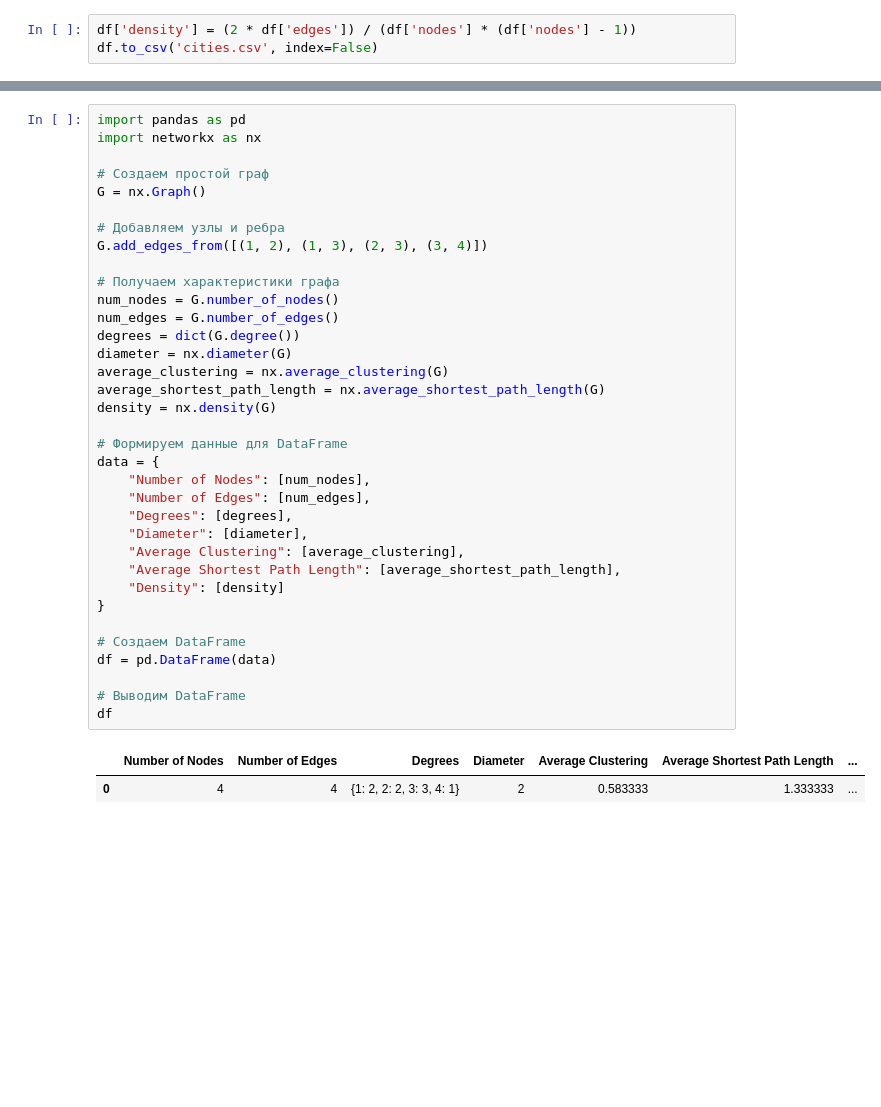
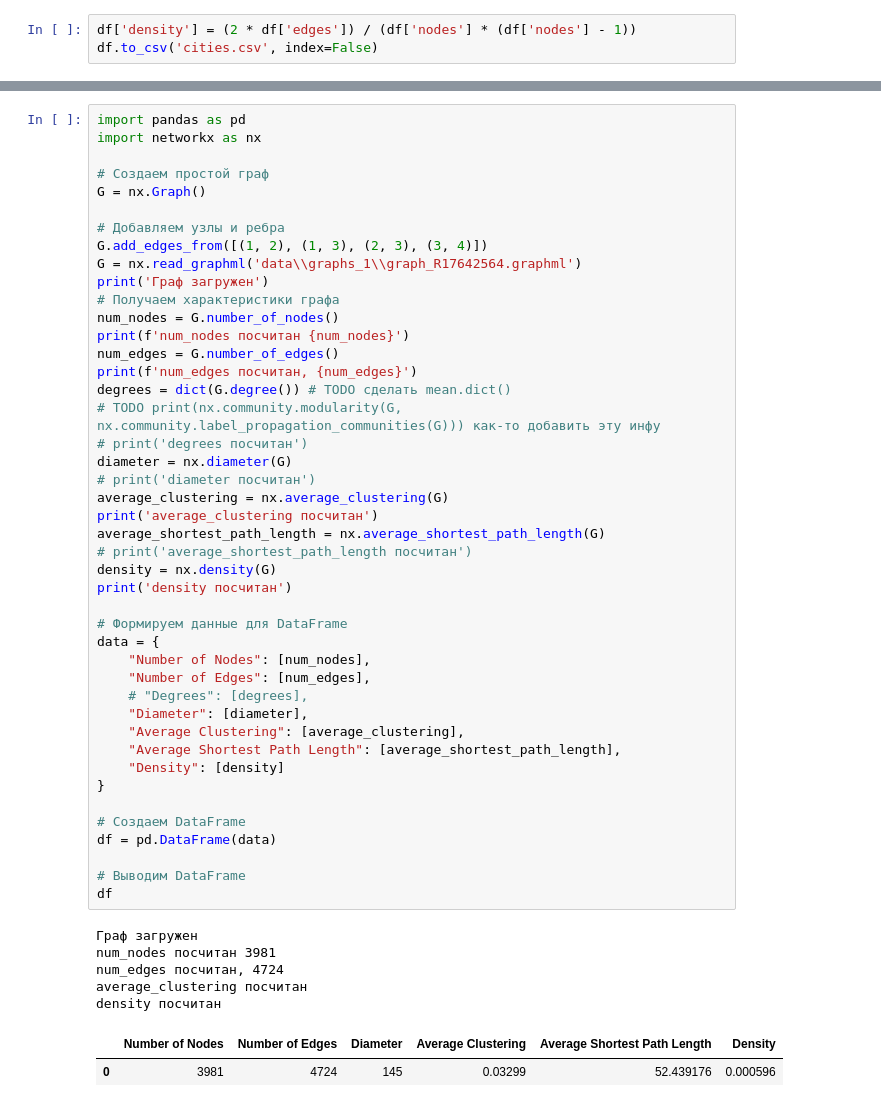
Before and after one commit to romanroff/tmp, a Jupyter notebook: main.ipynb, the cells around one changed output, grey strips where cells are left out. Cells and saved outputs as stored; diff of their text form; blank space fills up the shorter version.

```diff
--- a/main.ipynb
+++ b/main.ipynb
@@ -678,35 +642,49 @@ import networkx as nx
 
 # Создаем простой граф
 G = nx.Graph()
 
 # Добавляем узлы и ребра
 G.add_edges_from([(1, 2), (1, 3), (2, 3), (3, 4)])
-
+G = nx.read_graphml('data\\graphs_1\\graph_R17642564.graphml')
+print('Граф загружен')
 # Получаем характеристики графа
 num_nodes = G.number_of_nodes()
+print(f'num_nodes посчитан {num_nodes}')
 num_edges = G.number_of_edges()
-degrees = dict(G.degree())
+print(f'num_edges посчитан, {num_edges}')
+degrees = dict(G.degree()) # TODO сделать mean.dict()
+# TODO print(nx.community.modularity(G, nx.community.label_propagation_communities(G))) как-то добавить эту инфу
+# print('degrees посчитан')
 diameter = nx.diameter(G)
+# print('diameter посчитан')
 average_clustering = nx.average_clustering(G)
+print('average_clustering посчитан')
 average_shortest_path_length = nx.average_shortest_path_length(G)
+# print('average_shortest_path_length посчитан')
 density = nx.density(G)
+print('density посчитан')
 
 # Формируем данные для DataFrame
 data = {
     "Number of Nodes": [num_nodes],
     "Number of Edges": [num_edges],
-    "Degrees": [degrees],
+    # "Degrees": [degrees],
     "Diameter": [diameter],
     "Average Clustering": [average_clustering],
     "Average Shortest Path Length": [average_shortest_path_length],
     "Density": [density]
 }
 
 # Создаем DataFrame
 df = pd.DataFrame(data)
 
 # Выводим DataFrame
 df
 # %% [output]
+Граф загружен
+num_nodes посчитан 3981
+num_edges посчитан, 4724
+average_clustering посчитан
+density посчитан
-|  | Number of Nodes | Number of Edges | Degrees | Diameter | Average Clustering | Average Shortest Path Length | ... |
-| 0 | 4 | 4 | {1: 2, 2: 2, 3: 3, 4: 1} | 2 | 0.583333 | 1.333333 | ... |
+|  | Number of Nodes | Number of Edges | Diameter | Average Clustering | Average Shortest Path Length | Density |
+| 0 | 3981 | 4724 | 145 | 0.03299 | 52.439176 | 0.000596 |
```
Also changed, not shown: parts of 6 cells of this notebook, 2 other files.
